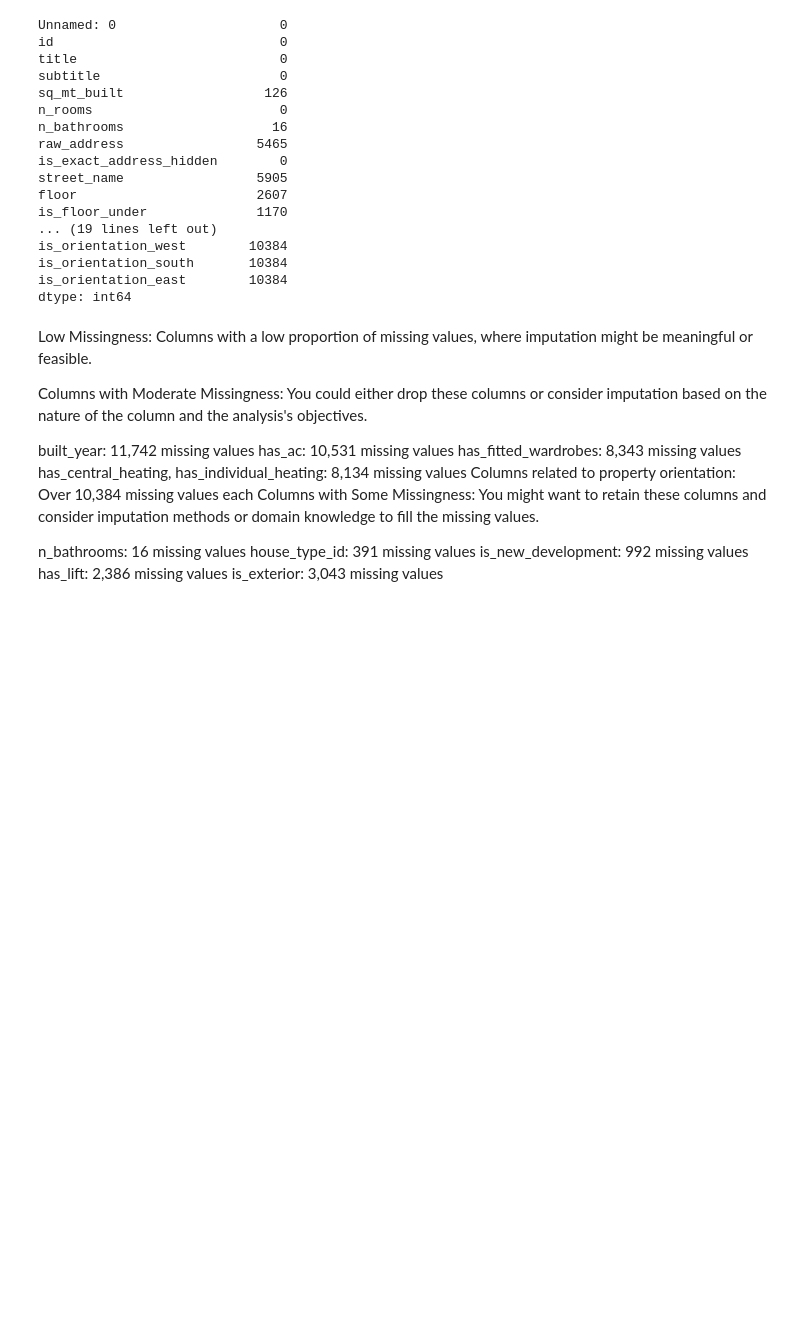
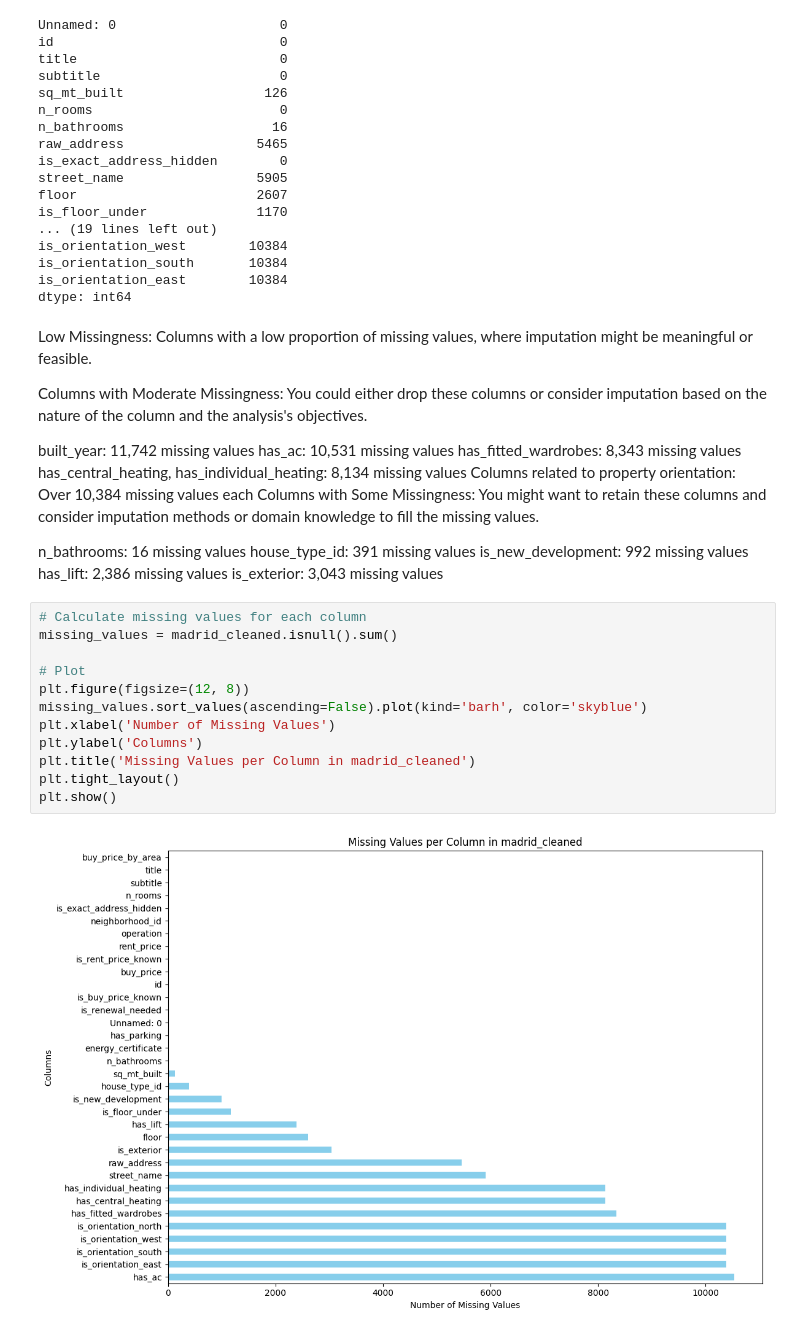
Before and after one commit to Fidel-Leanne/dataAnalysis, a Jupyter notebook: Analysis/realEstate.ipynb, the cells around one changed output. Drawn from its saved outputs; the diff is of its cells as text; blank space fills up the shorter version.

```diff
--- a/Analysis/realEstate.ipynb
+++ b/Analysis/realEstate.ipynb
@@ -210,3 +210,17 @@ house_type_id: 391 missing values
 is_new_development: 992 missing values
 has_lift: 2,386 missing values
 is_exterior: 3,043 missing values
+# %%
+# Calculate missing values for each column
+missing_values = madrid_cleaned.isnull().sum()
+
+# Plot
+plt.figure(figsize=(12, 8))
+missing_values.sort_values(ascending=False).plot(kind='barh', color='skyblue')
+plt.xlabel('Number of Missing Values')
+plt.ylabel('Columns')
+plt.title('Missing Values per Column in madrid_cleaned')
+plt.tight_layout()
+plt.show()
+# %% [output]
+[figure, added]
```
Also changed, not shown: parts of 5 cells of this notebook.
